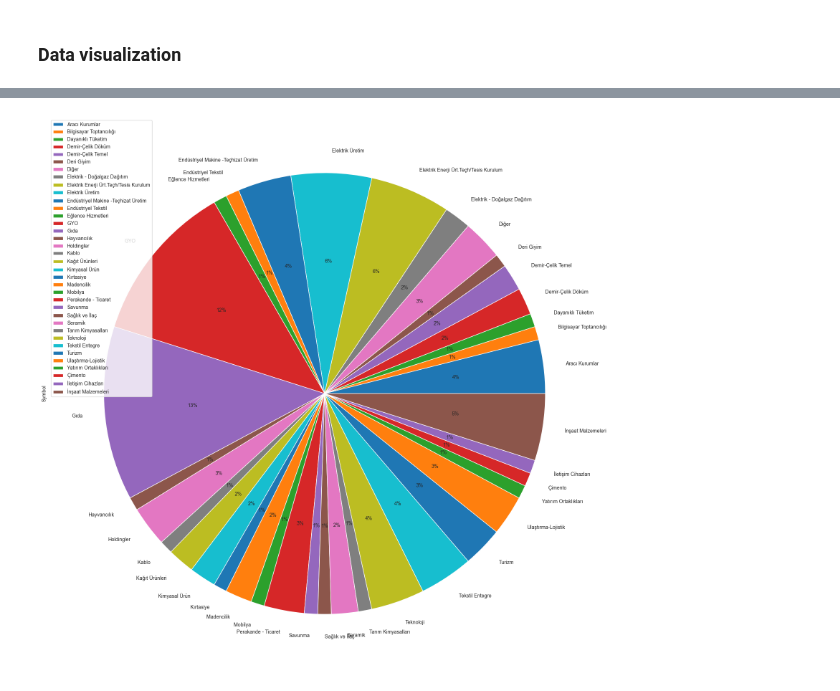
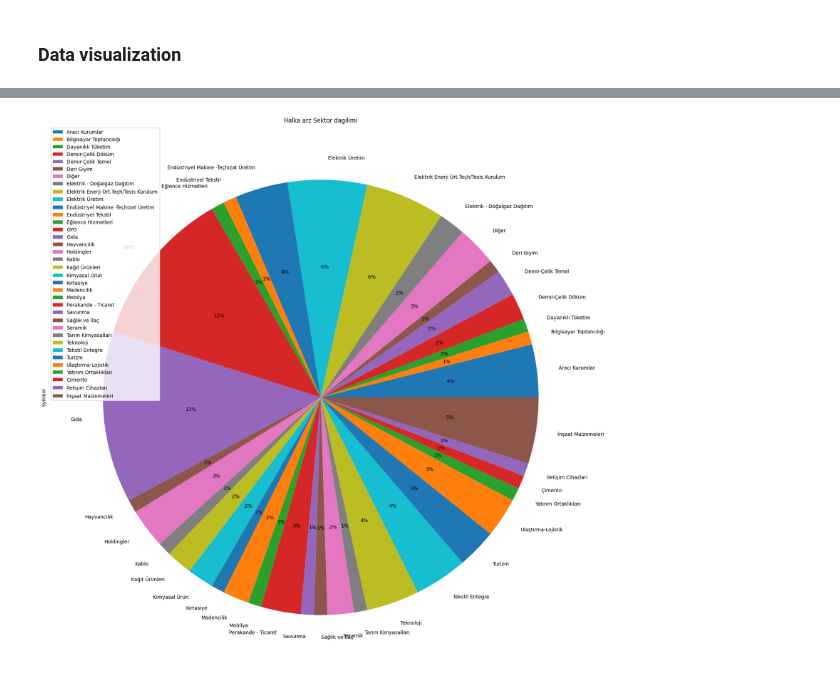
Before and after one commit to uguratli/HalkaArz, a Jupyter notebook: halka_arz.ipynb, the cells around one changed output, grey strips where cells are left out. Cells and saved outputs as stored; diff of their text form; code cells hidden in the pictures.

```diff
--- a/halka_arz.ipynb
+++ b/halka_arz.ipynb
@@ -354,3 +352,6 @@ df_extra.head()
+# %%
+df_extra['Piyasa Değeri (mn TL)'] = df_extra['Piyasa Değeri (mn TL)'].apply(value_fix_)
+df_extra['Sermaye (mn TL)'] = df_extra['Sermaye (mn TL)'].apply(value_fix_)
 # %%
 df_extra.columns
 # %% [output]
@@ -414 +465,5 @@ sns.histplot(data=df, x=df["HypeDays"], bins=int(df['HypeDays'].max()), kde=True
+# %%
+bins = [0, 10., 20., 30., 40., 50., 60., 70., 80., 90., 100.]
+labels = [0, 15., 25., 35., 45., 55., 65., 75., 85., 95.]
+df['New_Bireysel_Oran'] = pd.cut(df['Bireysel_Oran'], bins=bins, labels=labels)
 # %%
@@ -417,0 +473,4 @@ df.boxplot(column='HypeDays', rot=90, vert=False, grid=True);
+# %%
+bins = [0., 1000., 2000., 3000., 4000., 5000., 6000., 7000., 8000., 9000., 10000.]
+labesl = [500, 1500, 2500, 3500, 4500, 5500, 6500, 7500, 8500, 9500]
+df['New_Piyasa Değeri (mn $)'] = pd.cut(df['Piyasa Değeri (mn $)'], bins=bins, labels=labels)
@@ -417,0 +485,4 @@ df.boxplot(column='HypeDays', rot=90, vert=False, grid=True);
+# %%
+bins = [0., 1000., 2000., 3000., 4000., 5000., 6000., 7000., 8000., 9000., 10000.]
+labesl = [500, 1500, 2500, 3500, 4500, 5500, 6500, 7500, 8500, 9500]
+df['New_Sermaye'] = pd.cut(df['Sermaye (mn TL)'], bins=bins, labels=labels)
@@ -426,4 +497,4 @@ df.boxplot(column='HypeDays', by='Aracı Kurum : ', rot=90);
 # %%
-df.groupby(['Sektör']).count().plot(kind='pie', y='Symbol',autopct='%1.0f%%',figsize=(20,20));
+df.groupby(['Sektör']).count().plot(kind='pie', y='Symbol',autopct='%1.0f%%',figsize=(20,20), title='Halka arz Sektor dagilimi');
 # %% [output]
-[figure, old version]
+[figure, new version]
```
Also changed, not shown: parts of 26 cells of this notebook.
